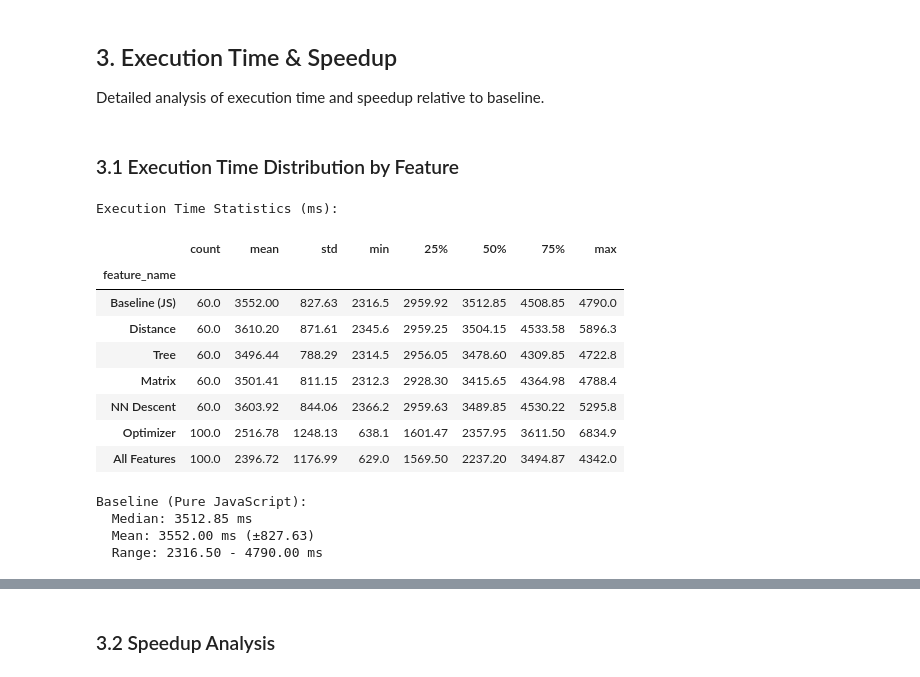
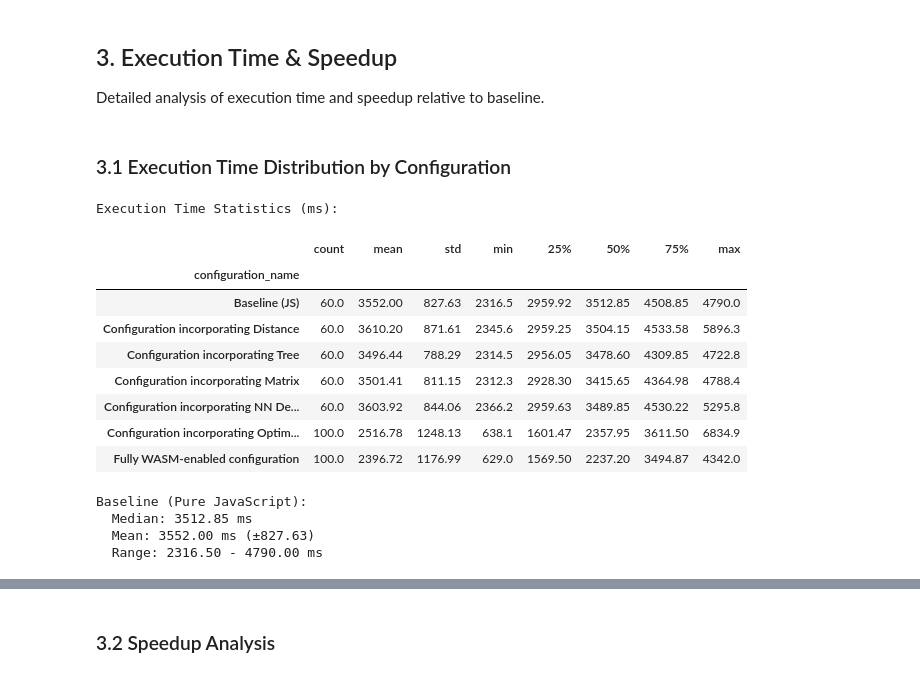
Before and after one commit to elarsaks/umap-bench, a Jupyter notebook: bench/analysis/analysis.ipynb, the cells around one changed output, grey strips where cells are left out. Drawn from its saved outputs; the diff is of its cells as text; code cells hidden in the pictures.

```diff
--- a/bench/analysis/analysis.ipynb
+++ b/bench/analysis/analysis.ipynb
@@ -104,21 +104,21 @@ if 'Scope' not in df_analysis.columns:
     else:
         df_analysis['Scope'] = 'unknown'
 
-# Define standard feature order
-feature_order = ['Baseline (JS)', 'Distance', 'Tree', 'Matrix', 'NN Descent', 'Optimizer', 'All Features']
-feature_order = [f for f in feature_order if f in df_analysis['feature_name'].unique()]
+# Define standard configuration order
+configuration_order = ['Baseline (JS)', 'Configuration incorporating Distance', 'Configuration incorporating Tree', 'Configuration incorporating Matrix', 'Configuration incorporating NN Descent', 'Configuration incorporating Optimizer', 'Fully WASM-enabled configuration']
+configuration_order = [f for f in configuration_order if f in df_analysis['configuration_name'].unique()]
 
 # Shared categorical colors for consistent figures
-feature_colors = {
+configuration_colors = {
     'Baseline (JS)': '#1f77b4',  # blue
-    'Distance': '#ff7f0e',        # orange
-    'Tree': '#2ca02c',            # green
-    'Matrix': '#d62728',          # red
-    'NN Descent': '#9467bd',      # purple
-    'Optimizer': '#8c564b',       # brown
-    'All Features': '#e377c2',    # pink
+    'Configuration incorporating Distance': '#ff7f0e',        # orange
+    'Configuration incorporating Tree': '#2ca02c',            # green
+    'Configuration incorporating Matrix': '#d62728',          # red
+    'Configuration incorporating NN Descent': '#9467bd',      # purple
+    'Configuration incorporating Optimizer': '#8c564b',       # brown
+    'Fully WASM-enabled configuration': '#e377c2',    # pink
 }
-feature_palette = {feature: feature_colors[feature] for feature in feature_order if feature in feature_colors}
+configuration_palette = {configuration: configuration_colors[configuration] for configuration in configuration_order if configuration in configuration_colors}
 
 scope_order_default = ['small', 'mid', 'large']
 scope_order = [scope for scope in scope_order_default if scope in df_analysis['Scope'].unique()]
@@ -134,7 +134,7 @@ reference_line_color = '#333333'
 
 
 print(f"✓ Loaded {len(df_analysis):,} cleaned measurements")
-print(f"Features: {sorted(df_analysis['feature_name'].unique())}")
+print(f"Configurations: {sorted(df_analysis['configuration_name'].unique())}")
 print(f"Datasets: {df_analysis['dataset_name'].nunique()}")
 # %% [output]
 ✓ Loaded 500 cleaned measurements
@@ -408,31 +408,31 @@ Baseline Statistics by Dataset and Scope:
 
 Detailed analysis of execution time and speedup relative to baseline.
 # %% [markdown]
-### 3.1 Execution Time Distribution by Feature
+### 3.1 Execution Time Distribution by Configuration
 # %%
-# Execution time statistics by feature
-execution_time_stats = df_analysis.groupby('feature_name')['execution_time_ms'].describe()
+# Execution time statistics by configuration
+execution_time_stats = df_analysis.groupby('configuration_name')['execution_time_ms'].describe()
 print("Execution Time Statistics (ms):")
-display(execution_time_stats.loc[feature_order].round(2))
+display(execution_time_stats.loc[configuration_order].round(2))
 
 # Baseline metrics
-if baseline_label in df_analysis['feature_name'].values:
-    baseline_execution_time = df_analysis[df_analysis['feature_name'] == baseline_label]['execution_time_ms']
+if baseline_label in df_analysis['configuration_name'].values:
+    baseline_execution_time = df_analysis[df_analysis['configuration_name'] == baseline_label]['execution_time_ms']
     print(f"\nBaseline (Pure JavaScript):")
     print(f"  Median: {baseline_execution_time.median():.2f} ms")
     print(f"  Mean: {baseline_execution_time.mean():.2f} ms (±{baseline_execution_time.std():.2f})")
     print(f"  Range: {baseline_execution_time.min():.2f} - {baseline_execution_time.max():.2f} ms")
 # %% [output]
 Execution Time Statistics (ms):
 |  | count | mean | std | min | 25% | 50% | 75% | max |
-| feature_name |  |  |  |  |  |  |  |  |
+| configuration_name |  |  |  |  |  |  |  |  |
 | Baseline (JS) | 60.0 | 3552.00 | 827.63 | 2316.5 | 2959.92 | 3512.85 | 4508.85 | 4790.0 |
-| Distance | 60.0 | 3610.20 | 871.61 | 2345.6 | 2959.25 | 3504.15 | 4533.58 | 5896.3 |
-| Tree | 60.0 | 3496.44 | 788.29 | 2314.5 | 2956.05 | 3478.60 | 4309.85 | 4722.8 |
-| Matrix | 60.0 | 3501.41 | 811.15 | 2312.3 | 2928.30 | 3415.65 | 4364.98 | 4788.4 |
-| NN Descent | 60.0 | 3603.92 | 844.06 | 2366.2 | 2959.63 | 3489.85 | 4530.22 | 5295.8 |
-| Optimizer | 100.0 | 2516.78 | 1248.13 | 638.1 | 1601.47 | 2357.95 | 3611.50 | 6834.9 |
-| All Features | 100.0 | 2396.72 | 1176.99 | 629.0 | 1569.50 | 2237.20 | 3494.87 | 4342.0 |
+| Configuration incorporating Distance | 60.0 | 3610.20 | 871.61 | 2345.6 | 2959.25 | 3504.15 | 4533.58 | 5896.3 |
+| Configuration incorporating Tree | 60.0 | 3496.44 | 788.29 | 2314.5 | 2956.05 | 3478.60 | 4309.85 | 4722.8 |
+| Configuration incorporating Matrix | 60.0 | 3501.41 | 811.15 | 2312.3 | 2928.30 | 3415.65 | 4364.98 | 4788.4 |
+| Configuration incorporating NN De... | 60.0 | 3603.92 | 844.06 | 2366.2 | 2959.63 | 3489.85 | 4530.22 | 5295.8 |
+| Configuration incorporating Optim... | 100.0 | 2516.78 | 1248.13 | 638.1 | 1601.47 | 2357.95 | 3611.50 | 6834.9 |
+| Fully WASM-enabled configuration | 100.0 | 2396.72 | 1176.99 | 629.0 | 1569.50 | 2237.20 | 3494.87 | 4342.0 |
 Baseline (Pure JavaScript):
   Median: 3512.85 ms
   Mean: 3552.00 ms (±827.63)
```
Also changed, not shown: parts of 56 cells of this notebook, 32 other files.
